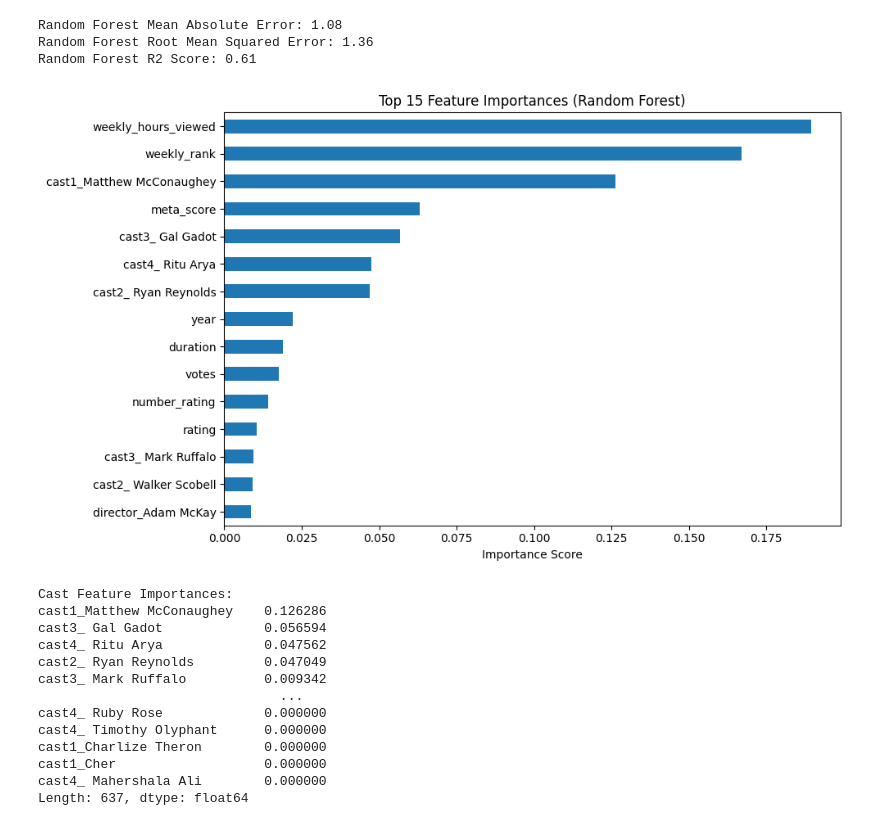
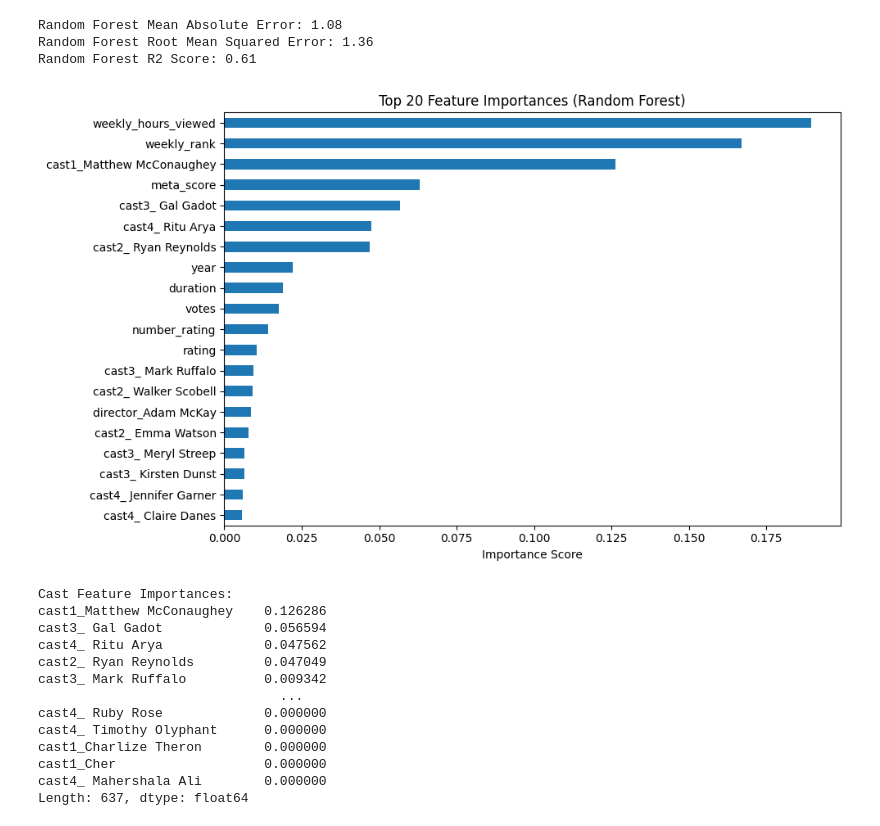
Before and after one commit to mopfun/Project_4_Grp_1, a Jupyter notebook: Netflix_Top_10_Predictor.ipynb, the cells around one changed output. Saved outputs shown, nothing was run; the diff lists cells and outputs as text; code cells hidden in the pictures.

```diff
--- a/Netflix_Top_10_Predictor.ipynb
+++ b/Netflix_Top_10_Predictor.ipynb
@@ -186,14 +186,14 @@ feature_importances = feature_importances.sort_values(ascending=False)
 # %%
 # Plot top 20 for quick insights
 plt.figure(figsize=(10, 6))
-feature_importances.head(15).plot(kind='barh')
+feature_importances.head(20).plot(kind='barh')
 plt.gca().invert_yaxis()  # Highest importance on top
-plt.title("Top 15 Feature Importances (Random Forest)")
+plt.title("Top 20 Feature Importances (Random Forest)")
 plt.xlabel("Importance Score")
 plt.tight_layout()
 plt.show()
 # %% [output]
-[figure, old version]
+[figure, new version]
 # %%
 # See only Cast Feature Importance
 cast_features = [col for col in X_train.columns if 'cast' in col]
```
Also changed, not shown: parts of 6 cells of this notebook.
